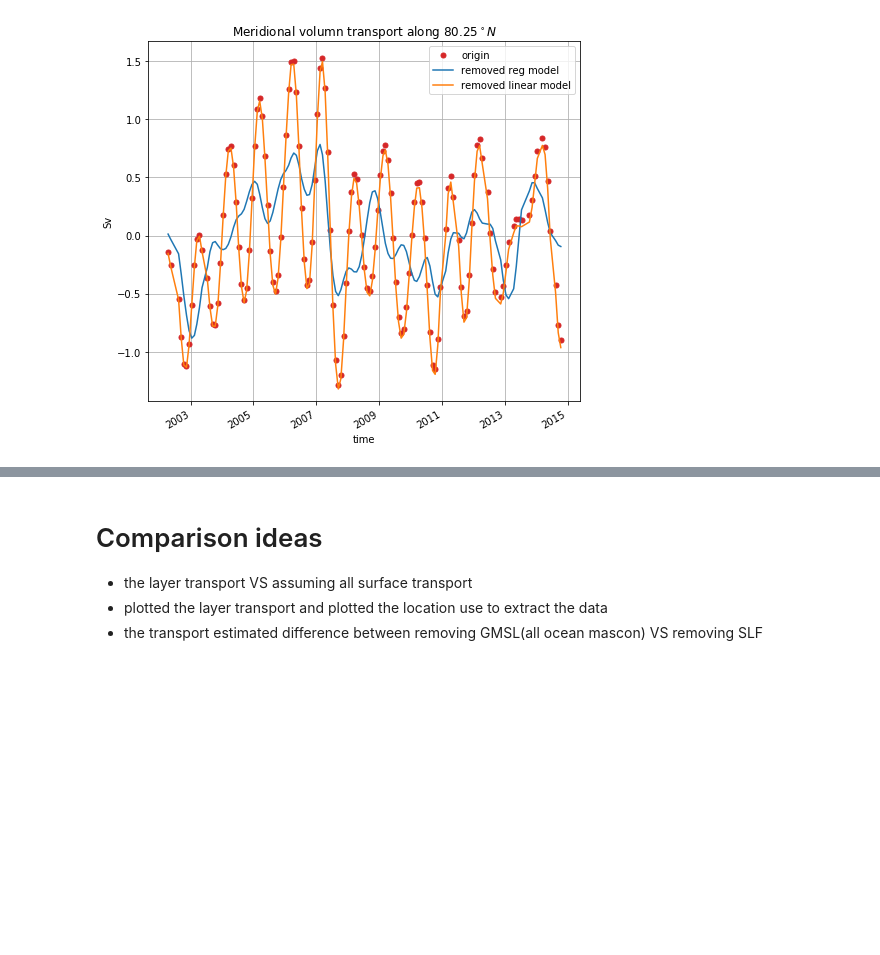
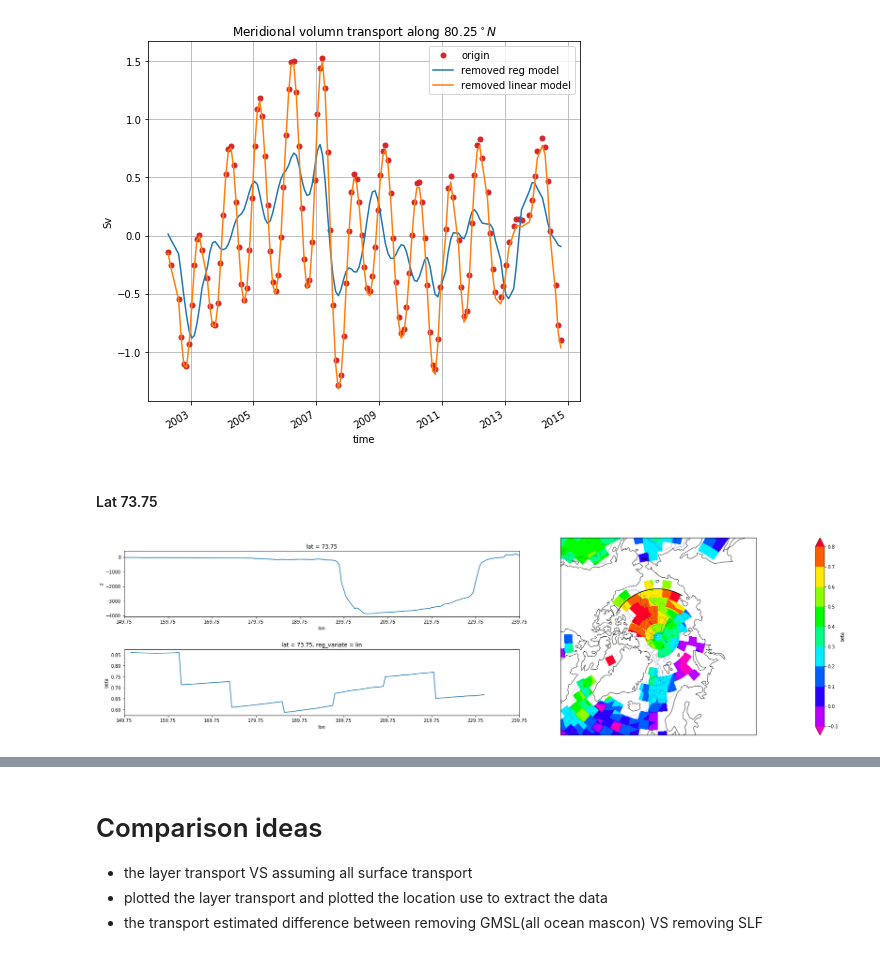
Before and after one commit to chiaweh2/arctic_ocean, a Jupyter notebook: ocean_transport_arctic_exp.ipynb, the cells around one changed output, grey strips where cells are left out. Drawn from its saved outputs; the diff is of its cells as text; code cells hidden in the pictures; blank space fills up the shorter version.

```diff
--- a/ocean_transport_arctic_exp.ipynb
+++ b/ocean_transport_arctic_exp.ipynb
@@ -1575,3 +1575,50 @@ fig.savefig('./figures/arctic_80.25_sec2_tran_1500_3500_smooth.pdf', dpi=300, fa
         frameon=None)
 # %% [output]
 [figure]
+# %% [markdown]
+#### Lat 73.75
+# %%
+sel_lat=73.75
+sel_lon_range=np.arange(150-0.25,240+0.75,0.5)
+lon_tick=np.arange(150-0.25,240+0.75,10)
+
+fig=plt.figure(figsize=[12,2])
+ax1=fig.add_axes([1,0,1,1])
+ax2=fig.add_axes([1,-1.5,1,1])
+subplot1=topo['z'].sel({'lat': sel_lat,'lon':sel_lon_range})\
+.plot.line(ax=ax1)
+subplot2=omass_reg['beta'].sel({'lat': sel_lat,'lon':sel_lon_range,'reg_variate':'lin'})\
+.plot.line(ax=ax2)
+# set the two axis to be the same
+xticklabel=['%0.2f'%(xtick) for xtick in lon_tick ]
+ax1.set_xticks(lon_tick)
+ax1.set_xbound(lon_tick[0],lon_tick[-1])
+ax1.set_xticklabels(xticklabel)
+ax2.set_xticks(lon_tick)
+ax2.set_xbound(lon_tick[0],lon_tick[-1])
+ax2.set_xticklabels(xticklabel)
+
+# set the figure and data projection
+data_proj=ccrs.PlateCarree()
+fig_proj=ccrs.NorthPolarStereo(0, 90)
+ax3=fig.add_axes([0.2,-1.8,3,3],projection=fig_proj)
+# plot the data in each axes
+levels=np.linspace(-0.1,0.8,10)
+plot1=omass_reg.beta.sel(reg_variate='lin').plot.contourf(ax=ax3, transform=data_proj
+        , levels=levels,cmap='gist_rainbow_r')
+topo.z.plot.contour(ax=ax3, transform=data_proj
+                            , colors='k', levels=[-3000],linewidths=0.2,linestyles='solid')
+topo.z.plot.contour(ax=ax3, transform=data_proj
+                            , colors='b', levels=[-2000],linewidths=0.2,linestyles='solid')
+linlat,linlon=np.meshgrid(sel_lat,sel_lon_range)
+ax3.plot(linlon,linlat,'k-',transform=data_proj)
+ax3.set_extent([-180,180,57,90], crs=data_proj)
+ax3.coastlines(resolution='110m',linewidths=0.8)
+
+# export the figure
+fig.savefig('./figures/arctic_73.75_obp_topo.pdf', dpi=300, facecolor='w', edgecolor='w',
+        orientation='landscape', papertype=None, format=None,
+        transparent=False, bbox_inches="tight", pad_inches=None,
+        frameon=None)
+# %% [output]
+[figure, added]
```
Also changed, not shown: parts of 10 cells of this notebook, 4 other files.
